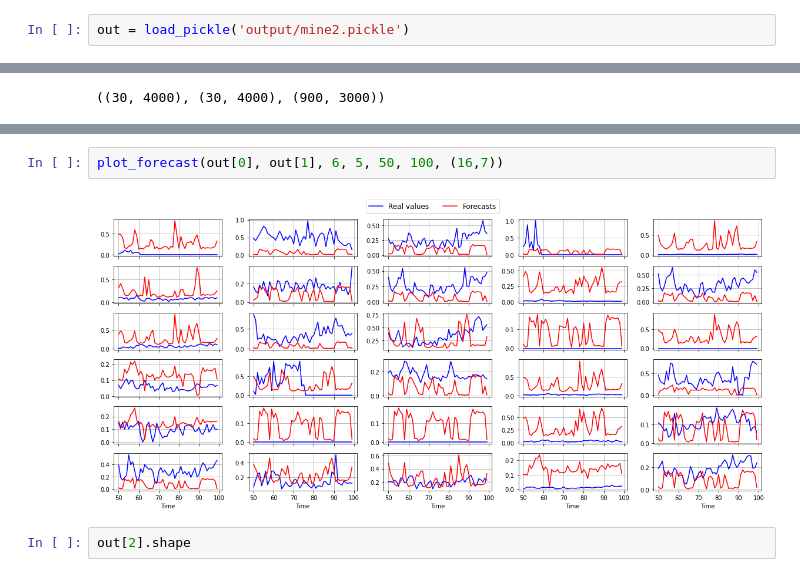
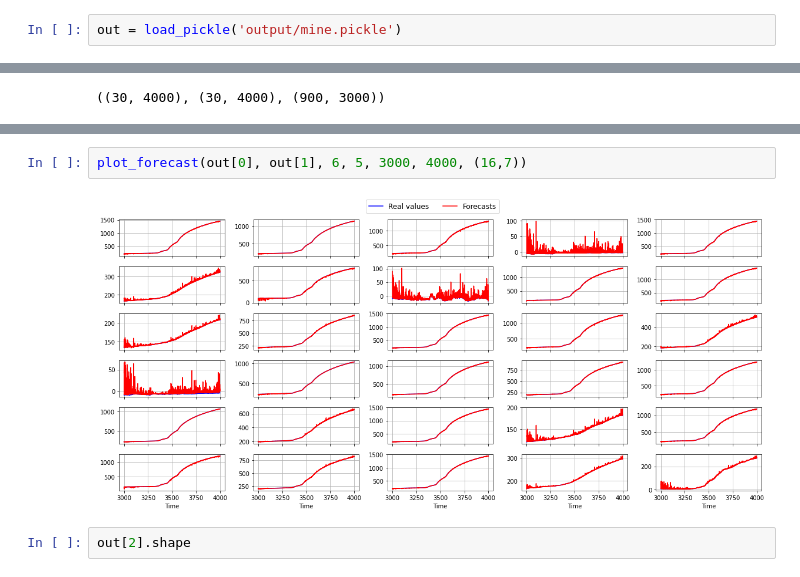
Before and after one commit to isVy08/ESTF, a Jupyter notebook: viz.ipynb, the cells around one changed output, grey strips where cells are left out. Drawn from its saved outputs; the diff is of its cells as text.

```diff
--- a/viz.ipynb
+++ b/viz.ipynb
@@ -350,5 +352,5 @@ ids, d = load_pickle('data/sample.pickle')
 # %%
-out = load_pickle('output/mine2.pickle')
+out = load_pickle('output/mine.pickle')
 # %%
 out[0].shape, out[1].shape, out[2].shape
 # %% [output]
@@ -366,7 +370,7 @@ plt.show()
 # %%
-plot_forecast(out[0], out[1], 6, 5, 50, 100, (16,7))
+plot_forecast(out[0], out[1], 6, 5, 3000, 4000, (16,7))
 # %% [output]
-[figure, old version]
+[figure, new version]
 # %%
 out[2].shape
 # %% [output]
```
Also changed, not shown: parts of 7 cells of this notebook, 5 other files.
